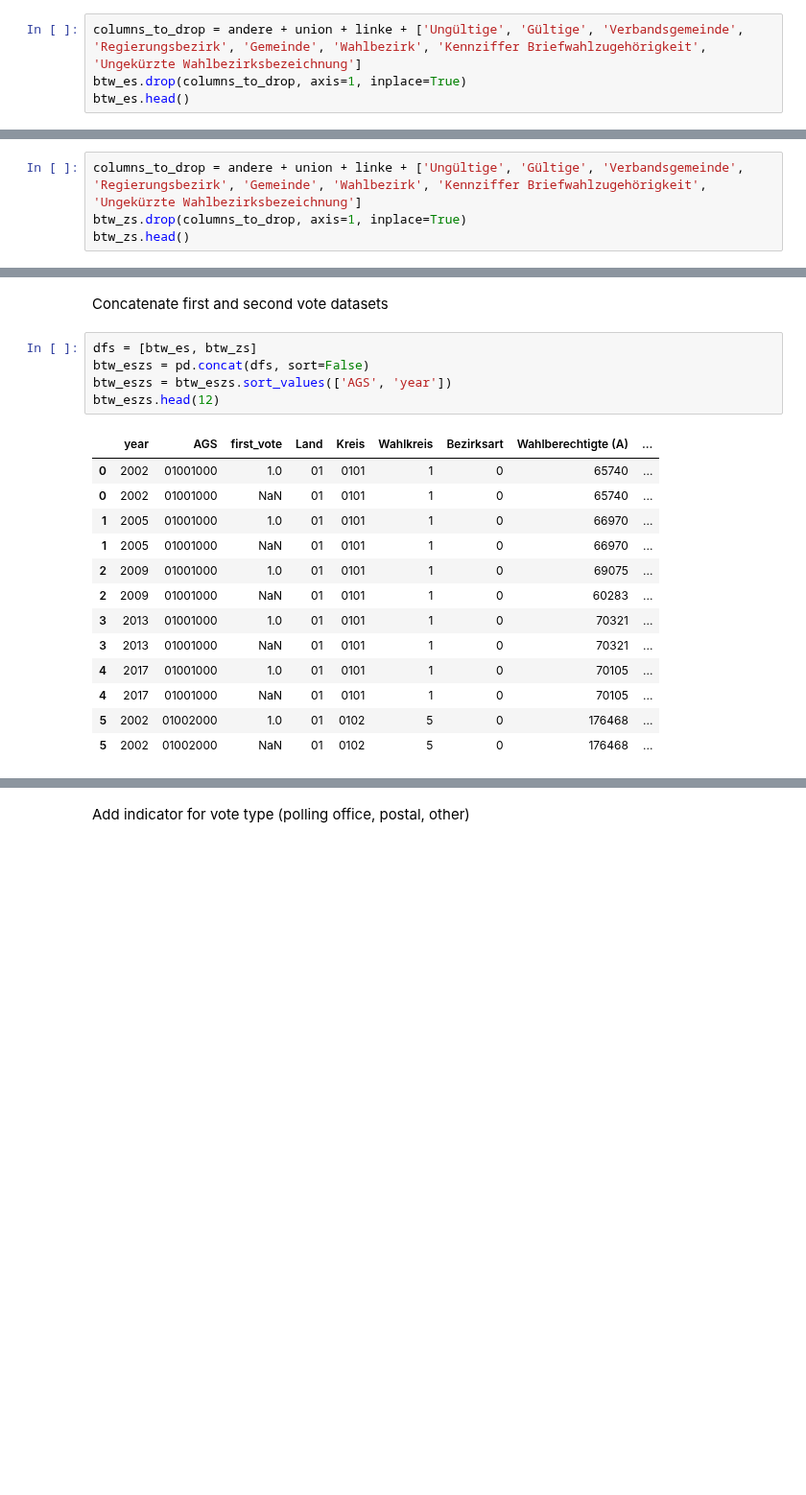
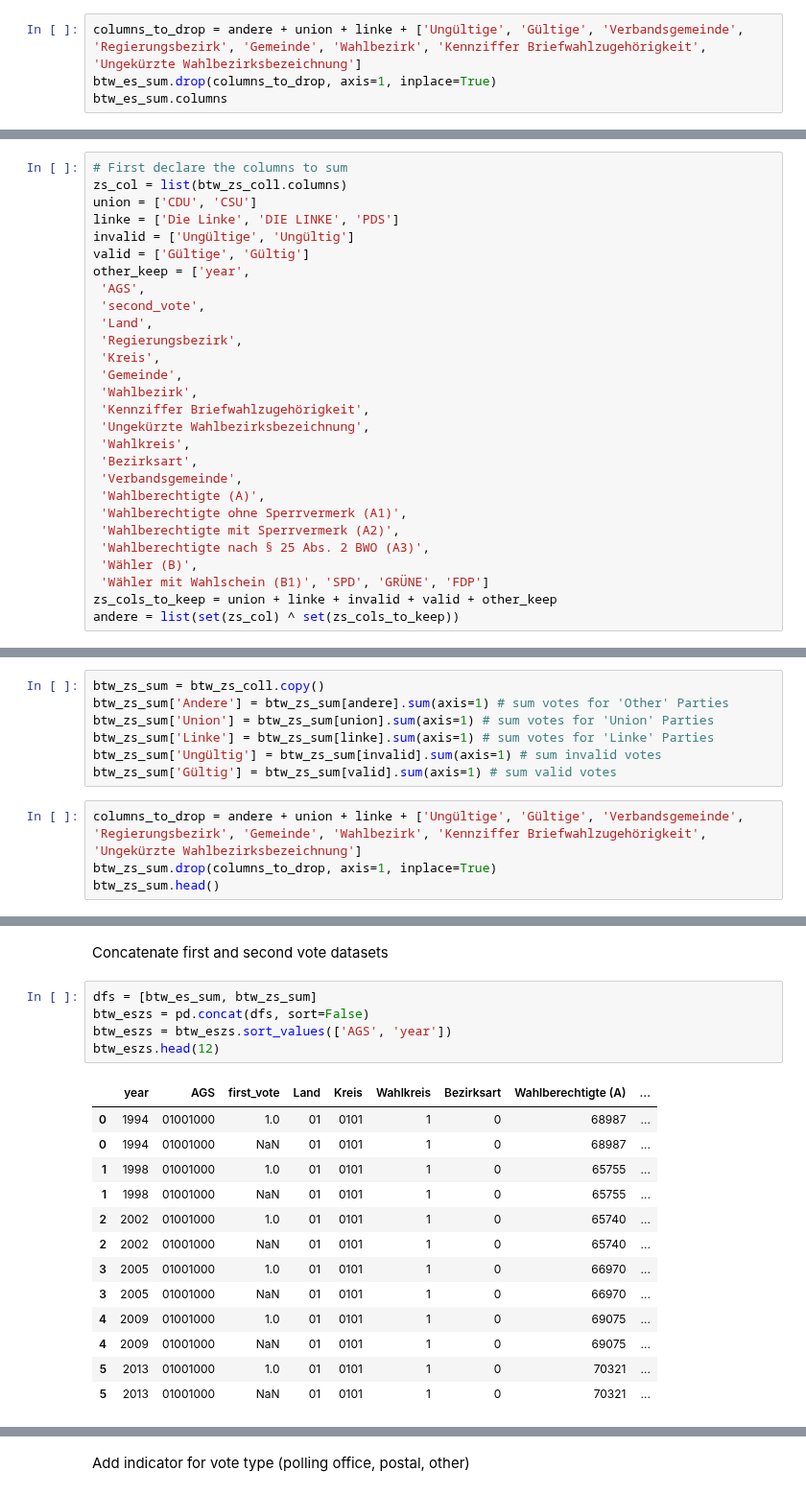
Before and after one commit to jan-schaeffer/powerlinemonsters, a Jupyter notebook: btw_data_prep.ipynb, the cells around one changed output, grey strips where cells are left out. Shown at 96% size. Cells and saved outputs as stored; diff of their text form; blank space fills up the shorter version.

```diff
--- a/btw_data_prep.ipynb
+++ b/btw_data_prep.ipynb
@@ -278,6 +233,6 @@ btw_es['Gültig'] = btw_es[valid].sum(axis=1) # sum valid votes
 Drop not needed columns
 # %%
 columns_to_drop = andere + union + linke + ['Ungültige', 'Gültige', 'Verbandsgemeinde', 'Regierungsbezirk', 'Gemeinde', 'Wahlbezirk', 'Kennziffer Briefwahlzugehörigkeit', 'Ungekürzte Wahlbezirksbezeichnung']
-btw_es.drop(columns_to_drop, axis=1, inplace=True)
-btw_es.head()
+btw_es_sum.drop(columns_to_drop, axis=1, inplace=True)
+btw_es_sum.columns
 # %% [output]
@@ -378,0 +248,28 @@ btw_zs['Gültig'] = btw_zs[valid].sum(axis=1) # sum valid votes
+# %%
+# First declare the columns to sum
+zs_col = list(btw_zs_coll.columns)
+union = ['CDU', 'CSU']
+linke = ['Die Linke', 'DIE LINKE', 'PDS']
+invalid = ['Ungültige', 'Ungültig']
+valid = ['Gültige', 'Gültig']
+other_keep = ['year',
+ 'AGS',
+ 'second_vote',
+ 'Land',
+ 'Regierungsbezirk',
+ 'Kreis',
+ 'Gemeinde',
+ 'Wahlbezirk',
+ 'Kennziffer Briefwahlzugehörigkeit',
+ 'Ungekürzte Wahlbezirksbezeichnung',
+ 'Wahlkreis',
+ 'Bezirksart',
+ 'Verbandsgemeinde',
+ 'Wahlberechtigte (A)',
+ 'Wahlberechtigte ohne Sperrvermerk (A1)',
+ 'Wahlberechtigte mit Sperrvermerk (A2)',
+ 'Wahlberechtigte nach § 25 Abs. 2 BWO (A3)',
+ 'Wähler (B)',
+ 'Wähler mit Wahlschein (B1)', 'SPD', 'GRÜNE', 'FDP']
+zs_cols_to_keep = union + linke + invalid + valid + other_keep
+andere = list(set(zs_col) ^ set(zs_cols_to_keep))
@@ -379,6 +280,13 @@ btw_zs['Gültig'] = btw_zs[valid].sum(axis=1) # sum valid votes
+# %%
+btw_zs_sum = btw_zs_coll.copy()
+btw_zs_sum['Andere'] = btw_zs_sum[andere].sum(axis=1) # sum votes for 'Other' Parties
+btw_zs_sum['Union'] = btw_zs_sum[union].sum(axis=1) # sum votes for 'Union' Parties
+btw_zs_sum['Linke'] = btw_zs_sum[linke].sum(axis=1) # sum votes for 'Linke' Parties
+btw_zs_sum['Ungültig'] = btw_zs_sum[invalid].sum(axis=1) # sum invalid votes
+btw_zs_sum['Gültig'] = btw_zs_sum[valid].sum(axis=1) # sum valid votes
 # %%
 columns_to_drop = andere + union + linke + ['Ungültige', 'Gültige', 'Verbandsgemeinde', 'Regierungsbezirk', 'Gemeinde', 'Wahlbezirk', 'Kennziffer Briefwahlzugehörigkeit', 'Ungekürzte Wahlbezirksbezeichnung']
-btw_zs.drop(columns_to_drop, axis=1, inplace=True)
-btw_zs.head()
+btw_zs_sum.drop(columns_to_drop, axis=1, inplace=True)
+btw_zs_sum.head()
 # %% [output]
 |  | year | AGS | second_vote | Land | Kreis | Wahlkreis | Bezirksart | Wahlberechtigte (A) | ... |
@@ -391,24 +299,24 @@ btw_zs.head()
 # %% [markdown]
 Concatenate first and second vote datasets
 # %%
-dfs = [btw_es, btw_zs]
+dfs = [btw_es_sum, btw_zs_sum]
 btw_eszs = pd.concat(dfs, sort=False)
 btw_eszs = btw_eszs.sort_values(['AGS', 'year'])
 btw_eszs.head(12)
 # %% [output]
 |  | year | AGS | first_vote | Land | Kreis | Wahlkreis | Bezirksart | Wahlberechtigte (A) | ... |
-| 0 | 2002 | 01001000 | 1.0 | 01 | 0101 | 1 | 0 | 65740 | ... |
-| 0 | 2002 | 01001000 | NaN | 01 | 0101 | 1 | 0 | 65740 | ... |
-| 1 | 2005 | 01001000 | 1.0 | 01 | 0101 | 1 | 0 | 66970 | ... |
-| 1 | 2005 | 01001000 | NaN | 01 | 0101 | 1 | 0 | 66970 | ... |
-| 2 | 2009 | 01001000 | 1.0 | 01 | 0101 | 1 | 0 | 69075 | ... |
-| 2 | 2009 | 01001000 | NaN | 01 | 0101 | 1 | 0 | 60283 | ... |
-| 3 | 2013 | 01001000 | 1.0 | 01 | 0101 | 1 | 0 | 70321 | ... |
-| 3 | 2013 | 01001000 | NaN | 01 | 0101 | 1 | 0 | 70321 | ... |
-| 4 | 2017 | 01001000 | 1.0 | 01 | 0101 | 1 | 0 | 70105 | ... |
-| 4 | 2017 | 01001000 | NaN | 01 | 0101 | 1 | 0 | 70105 | ... |
-| 5 | 2002 | 01002000 | 1.0 | 01 | 0102 | 5 | 0 | 176468 | ... |
-| 5 | 2002 | 01002000 | NaN | 01 | 0102 | 5 | 0 | 176468 | ... |
+| 0 | 1994 | 01001000 | 1.0 | 01 | 0101 | 1 | 0 | 68987 | ... |
+| 0 | 1994 | 01001000 | NaN | 01 | 0101 | 1 | 0 | 68987 | ... |
+| 1 | 1998 | 01001000 | 1.0 | 01 | 0101 | 1 | 0 | 65755 | ... |
+| 1 | 1998 | 01001000 | NaN | 01 | 0101 | 1 | 0 | 65755 | ... |
+| 2 | 2002 | 01001000 | 1.0 | 01 | 0101 | 1 | 0 | 65740 | ... |
+| 2 | 2002 | 01001000 | NaN | 01 | 0101 | 1 | 0 | 65740 | ... |
+| 3 | 2005 | 01001000 | 1.0 | 01 | 0101 | 1 | 0 | 66970 | ... |
+| 3 | 2005 | 01001000 | NaN | 01 | 0101 | 1 | 0 | 66970 | ... |
+| 4 | 2009 | 01001000 | 1.0 | 01 | 0101 | 1 | 0 | 69075 | ... |
+| 4 | 2009 | 01001000 | NaN | 01 | 0101 | 1 | 0 | 69075 | ... |
+| 5 | 2013 | 01001000 | 1.0 | 01 | 0101 | 1 | 0 | 70321 | ... |
+| 5 | 2013 | 01001000 | NaN | 01 | 0101 | 1 | 0 | 70321 | ... |
 12 rows × 22 columns
 # %% [markdown]
 Add indicator for vote type (polling office, postal, other)
```
Also changed, not shown: parts of 32 cells of this notebook, 56 other files.
